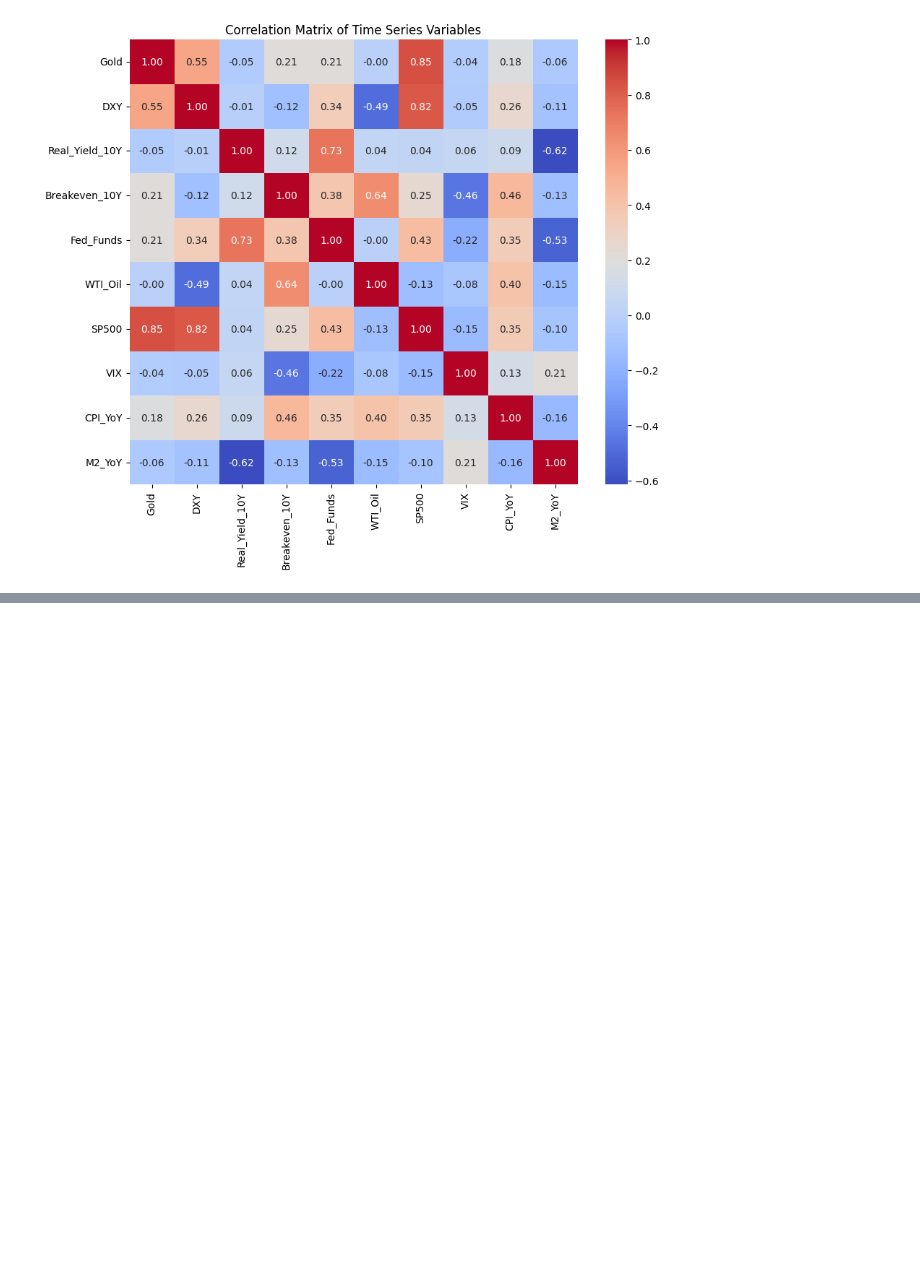
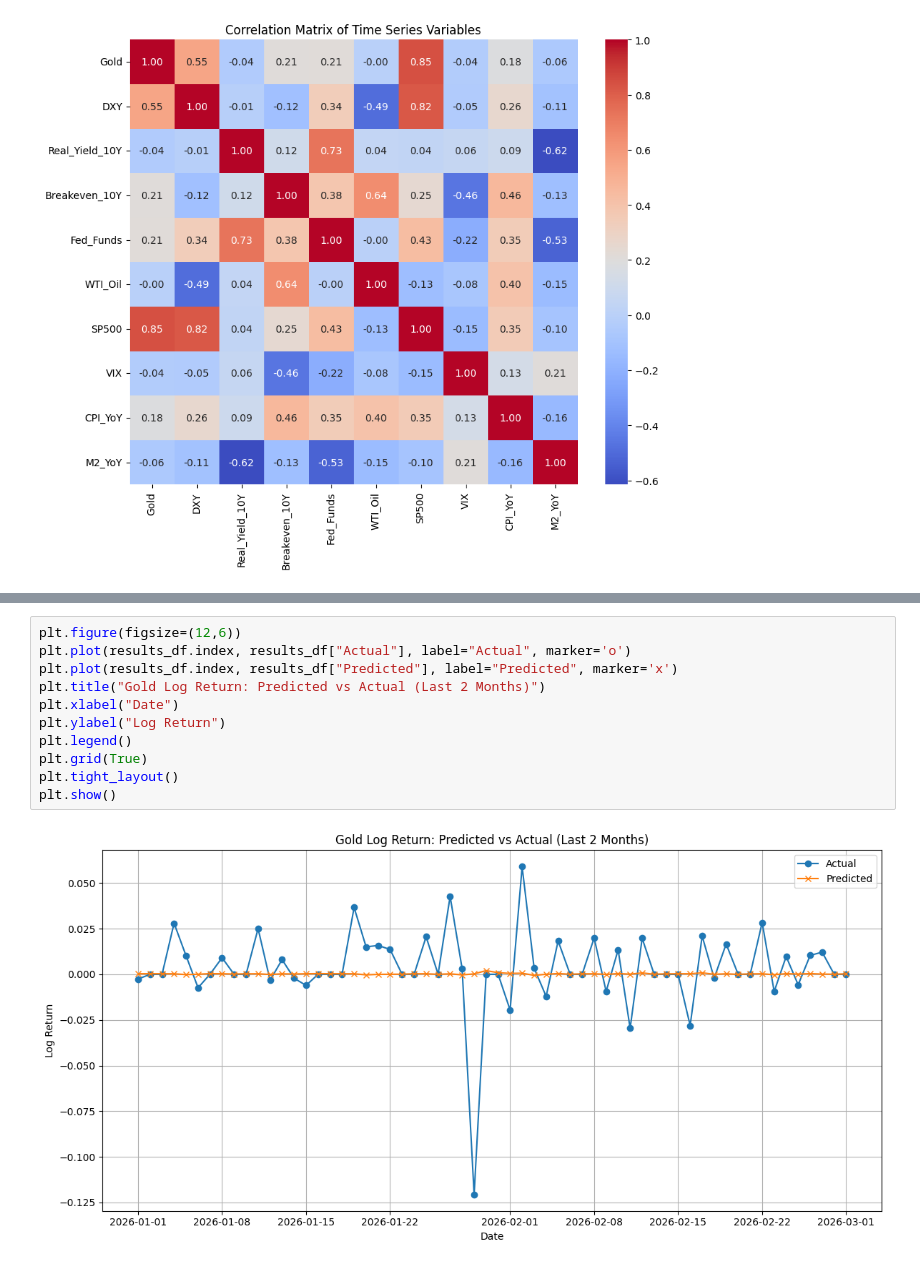
Before and after one commit to sarathisisme/gold_price_prediction, a Jupyter notebook: data_mining.ipynb, the cells around one changed output, grey strips where cells are left out. Drawn from its saved outputs; the diff is of its cells as text; blank space fills up the shorter version.

```diff
--- a/data_mining.ipynb
+++ b/data_mining.ipynb
@@ -220,0 +342,13 @@ plt.show()
+# %%
+plt.figure(figsize=(12,6))
+plt.plot(results_df.index, results_df["Actual"], label="Actual", marker='o')
+plt.plot(results_df.index, results_df["Predicted"], label="Predicted", marker='x')
+plt.title("Gold Log Return: Predicted vs Actual (Last 2 Months)")
+plt.xlabel("Date")
+plt.ylabel("Log Return")
+plt.legend()
+plt.grid(True)
+plt.tight_layout()
+plt.show()
+# %% [output]
+[figure, added]
```
Also changed, not shown: parts of 11 cells of this notebook, 2 other files.
